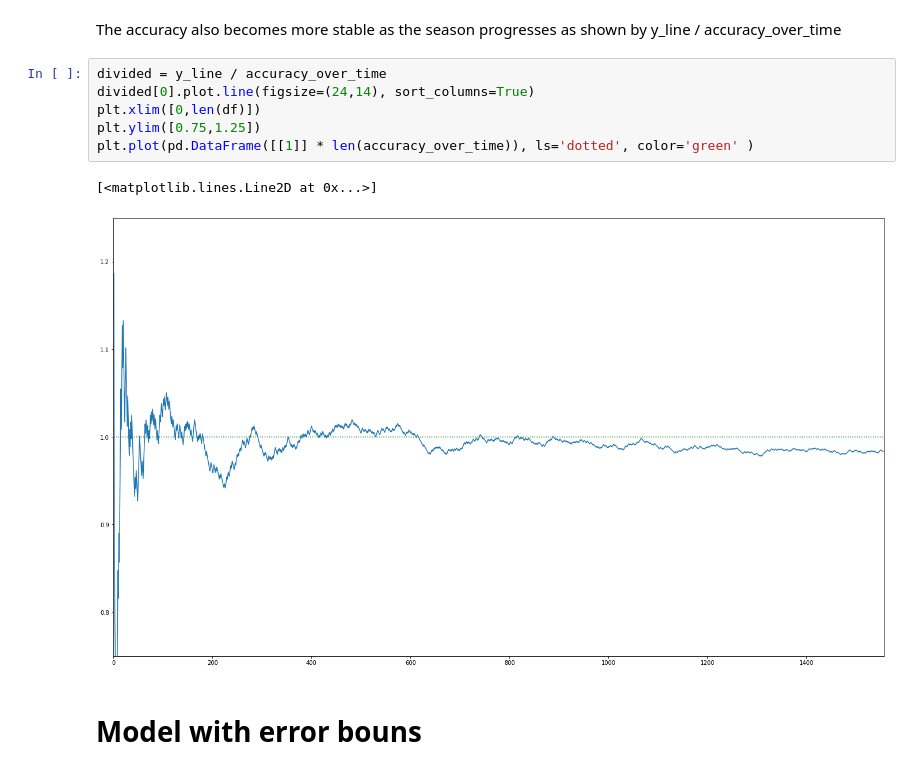
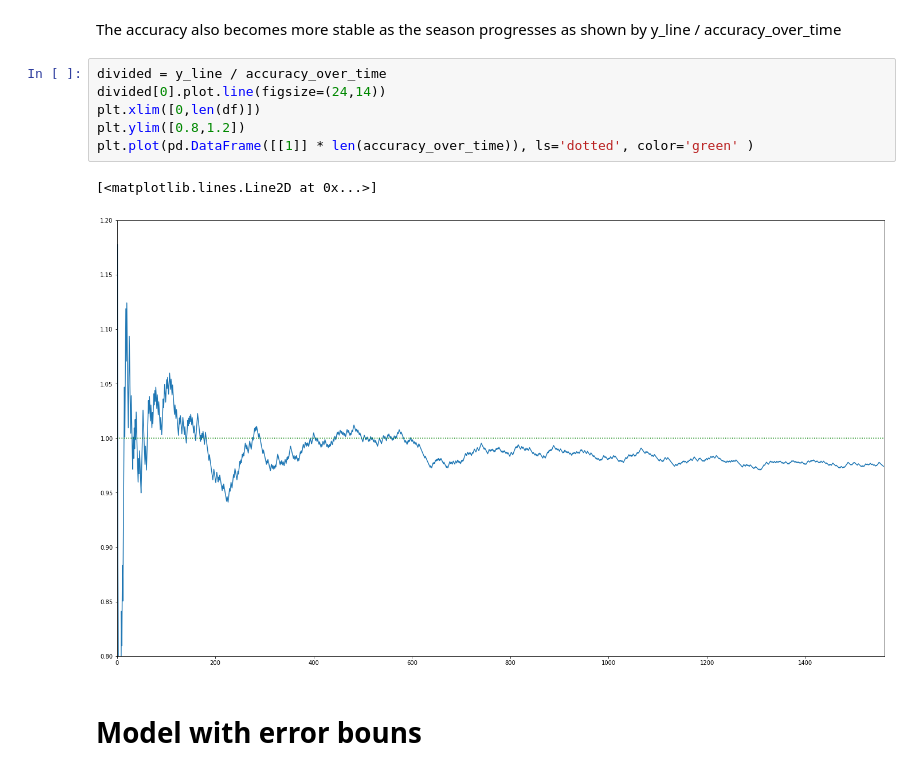
Before and after one commit to Luke-Chesley/API-Sports-Ridge_regression, a Jupyter notebook: MLB_ridge_regression.ipynb, the cells around one changed output. Drawn from its saved outputs; the diff is of its cells as text.

```diff
--- a/MLB_ridge_regression.ipynb
+++ b/MLB_ridge_regression.ipynb
@@ -409,13 +412,13 @@ The model gets more accurate as the season progresses as show by the line of bes
 The accuracy also becomes more stable as the season progresses as shown by y_line / accuracy_over_time
 # %%
 divided = y_line / accuracy_over_time
-divided[0].plot.line(figsize=(24,14), sort_columns=True)
+divided[0].plot.line(figsize=(24,14))
 plt.xlim([0,len(df)])
-plt.ylim([0.75,1.25])
+plt.ylim([0.8,1.2])
 plt.plot(pd.DataFrame([[1]] * len(accuracy_over_time)), ls='dotted', color='green' )
 # %% [output]
 [<matplotlib.lines.Line2D at 0x...>]
-[figure, old version]
+[figure, new version]
 # %% [markdown]
 # Model with error bouns
 # %% [markdown]
```
Also changed, not shown: parts of 11 cells of this notebook.
